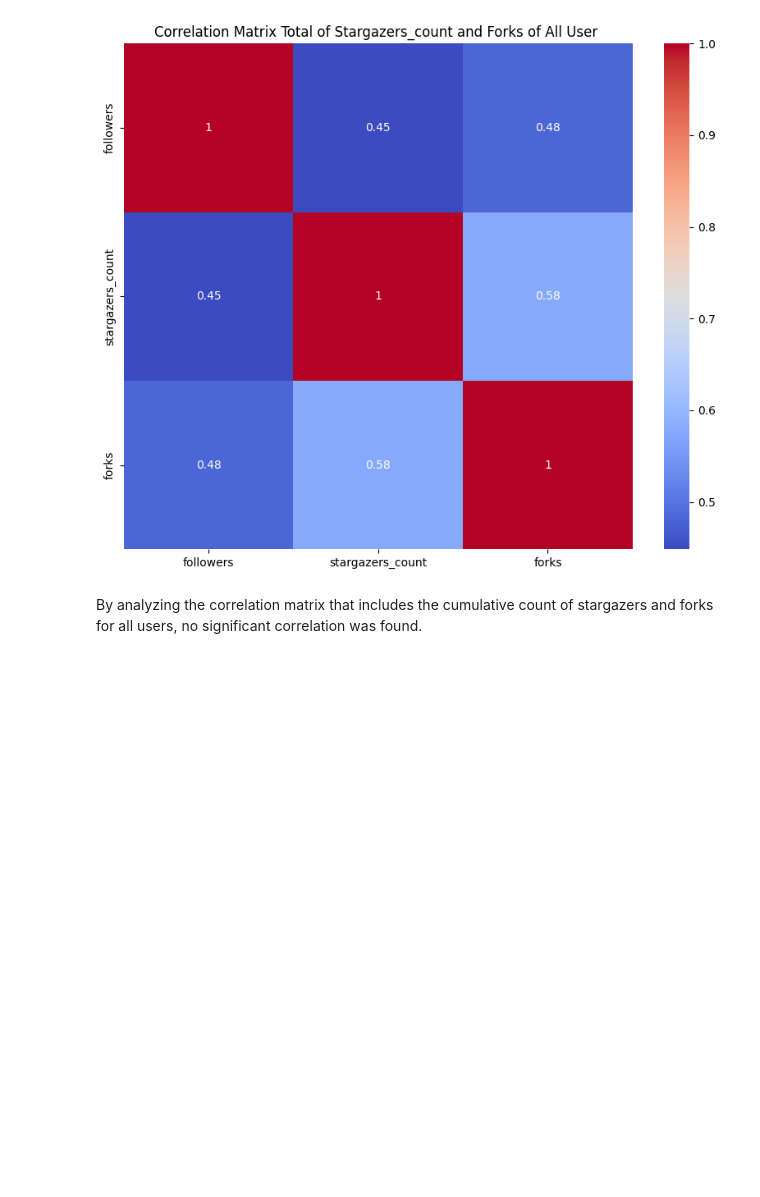
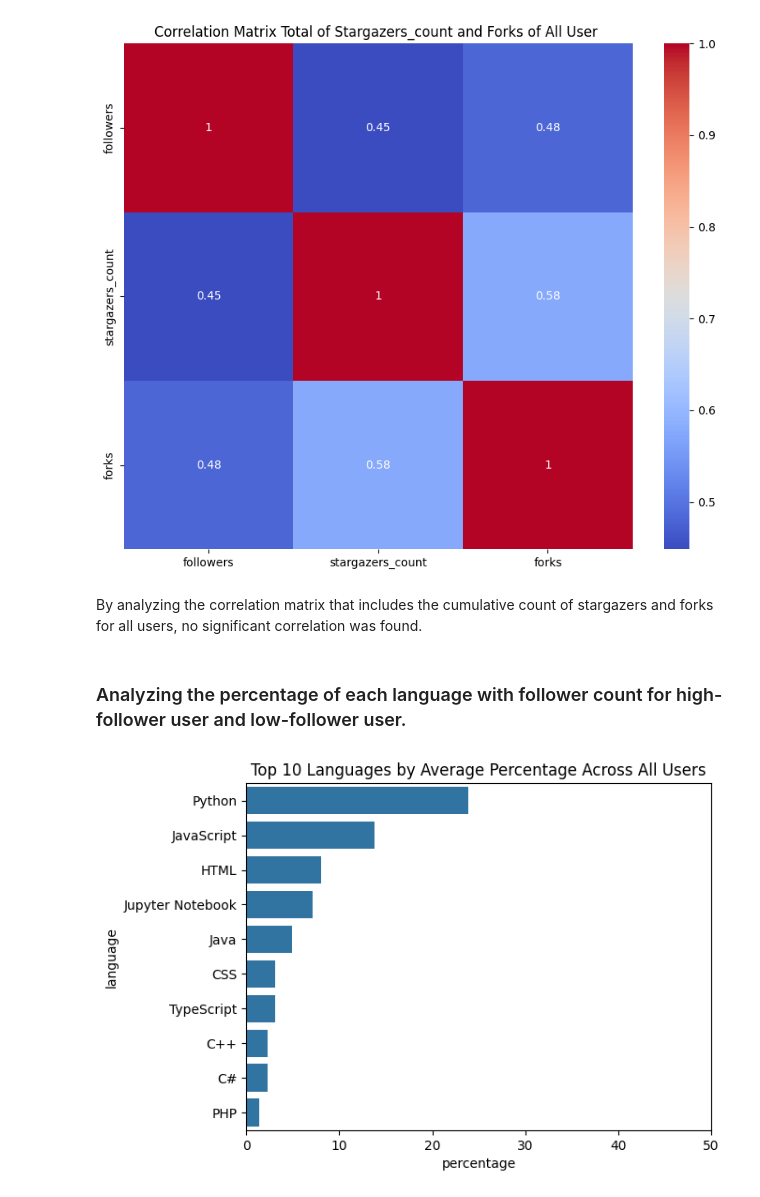
Before and after one commit to kritserv/analyze-how-python-developer-use-github, a Jupyter notebook: data_analysis.ipynb, the cells around one changed output. Drawn from its saved outputs; the diff is of its cells as text; code cells hidden in the pictures; blank space fills up the shorter version.

```diff
--- a/data_analysis.ipynb
+++ b/data_analysis.ipynb
@@ -39,3 +41,19 @@ def RegressionAnalyse(X, y):
+# %%
+def PlotTop10LanguagePercentage(df, title, xlim):
+    language_counts = df.groupby(['user_alias', 'language']).size().unstack(fill_value=0)
+    total_repos = df.groupby('user_alias').size()
+    language_percentages = (language_counts.T / total_repos).T * 100
+    overall_language_percentages = language_percentages.mean()
+    top_10_languages = overall_language_percentages.nlargest(10).index
+    top_10_language_percentages = language_percentages[top_10_languages]
+    melted = top_10_language_percentages.reset_index().melt(id_vars='user_alias', var_name='language', value_name='percentage')
+    average_percentages = melted.groupby('language')['percentage'].mean()
+    top_10_languages = average_percentages.sort_values(ascending=False).head(10).index
+    top_10_melted = melted[melted['language'].isin(top_10_languages)]
+    sns.barplot(data=top_10_melted, y='language', x='percentage', order=top_10_languages, errorbar=None)
+    plt.title(title)
+    plt.xlim(0, xlim)
+    plt.show()
 # %% [markdown]
 # Data Analysis
 # %% [markdown]
@@ -354,3 +372,9 @@ corr = PlotCorr(SelectNumericColumn(merged_data), title='Correlation Matrix Tota
 [figure]
 # %% [markdown]
 By analyzing the correlation matrix that includes the cumulative count of stargazers and forks for all users, no significant correlation was found.
+# %% [markdown]
+### Analyzing the percentage of each language with follower count for high-follower user and low-follower user.
+# %%
+PlotTop10LanguagePercentage(repo_data, title = 'Top 10 Languages by Average Percentage Across All Users', xlim=50)
+# %% [output]
+[figure, added]
```
Also changed, not shown: parts of 15 cells of this notebook.
